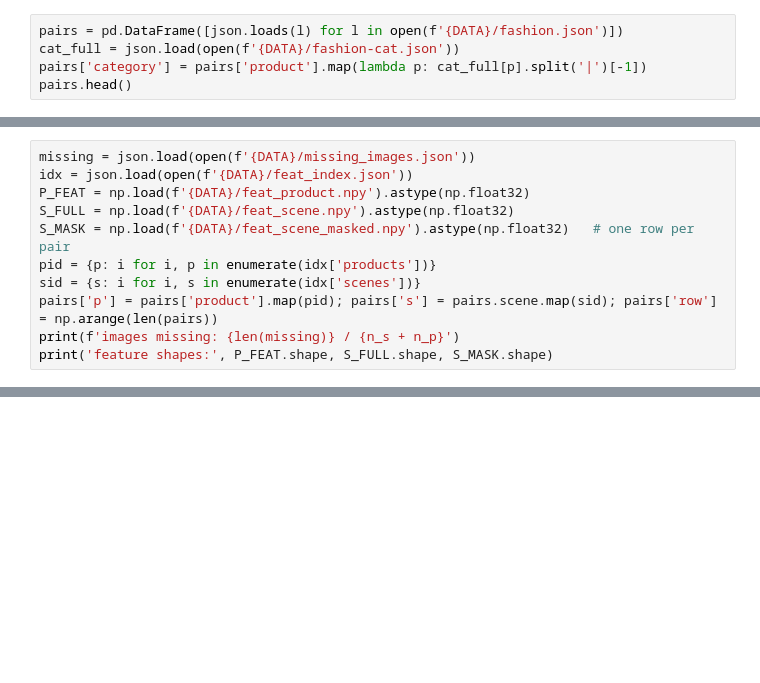
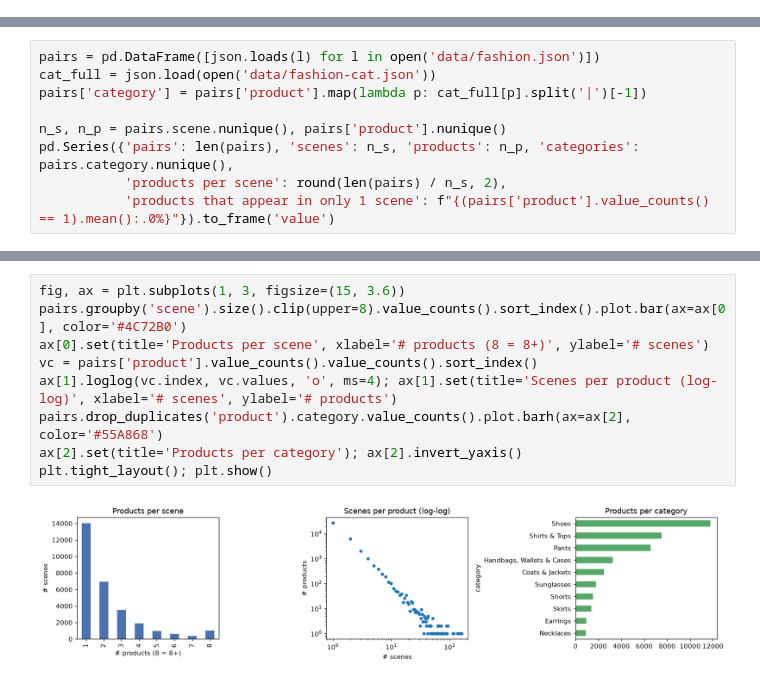
Before and after one commit to raw012/PInterest-Recommender-System, a Jupyter notebook: workbook.ipynb, the cells around one changed output, grey strips where cells are left out. Cells and saved outputs as stored; diff of their text form; blank space fills up the shorter version.

```diff
--- a/workbook.ipynb
+++ b/workbook.ipynb
@@ -53,5 +0,0 @@ Images are identified by a signature and can be downloaded from Pinterest's CDN.
-# %%
-pairs = pd.DataFrame([json.loads(l) for l in open(f'{DATA}/fashion.json')])
-cat_full = json.load(open(f'{DATA}/fashion-cat.json'))
-pairs['category'] = pairs['product'].map(lambda p: cat_full[p].split('|')[-1])
-pairs.head()
@@ -139,11 +0,0 @@ plt.suptitle('Top: scene (red box = annotated product). Bottom: the product imag
-# %%
-missing = json.load(open(f'{DATA}/missing_images.json'))
-idx = json.load(open(f'{DATA}/feat_index.json'))
-P_FEAT = np.load(f'{DATA}/feat_product.npy').astype(np.float32)
-S_FULL = np.load(f'{DATA}/feat_scene.npy').astype(np.float32)
-S_MASK = np.load(f'{DATA}/feat_scene_masked.npy').astype(np.float32)   # one row per pair
-pid = {p: i for i, p in enumerate(idx['products'])}
-sid = {s: i for i, s in enumerate(idx['scenes'])}
-pairs['p'] = pairs['product'].map(pid); pairs['s'] = pairs.scene.map(sid); pairs['row'] = np.arange(len(pairs))
-print(f'images missing: {len(missing)} / {n_s + n_p}')
-print('feature shapes:', P_FEAT.shape, S_FULL.shape, S_MASK.shape)
@@ -448,0 +39,9 @@ show_recs(test, NEG_TEST, vbpr_score(vbpr))
+# %%
+pairs = pd.DataFrame([json.loads(l) for l in open('data/fashion.json')])
+cat_full = json.load(open('data/fashion-cat.json'))
+pairs['category'] = pairs['product'].map(lambda p: cat_full[p].split('|')[-1])
+
+n_s, n_p = pairs.scene.nunique(), pairs['product'].nunique()
+pd.Series({'pairs': len(pairs), 'scenes': n_s, 'products': n_p, 'categories': pairs.category.nunique(),
+           'products per scene': round(len(pairs) / n_s, 2),
+           'products that appear in only 1 scene': f"{(pairs['product'].value_counts() == 1).mean():.0%}"}).to_frame('value')
@@ -448,0 +56,11 @@ show_recs(test, NEG_TEST, vbpr_score(vbpr))
+# %%
+fig, ax = plt.subplots(1, 3, figsize=(15, 3.6))
+pairs.groupby('scene').size().clip(upper=8).value_counts().sort_index().plot.bar(ax=ax[0], color='#4C72B0')
+ax[0].set(title='Products per scene', xlabel='# products (8 = 8+)', ylabel='# scenes')
+vc = pairs['product'].value_counts().value_counts().sort_index()
+ax[1].loglog(vc.index, vc.values, 'o', ms=4); ax[1].set(title='Scenes per product (log-log)', xlabel='# scenes', ylabel='# products')
+pairs.drop_duplicates('product').category.value_counts().plot.barh(ax=ax[2], color='#55A868')
+ax[2].set(title='Products per category'); ax[2].invert_yaxis()
+plt.tight_layout(); plt.show()
+# %% [output]
+[figure, added]
```
Also changed, not shown: parts of 66 cells of this notebook, 11 other files.
